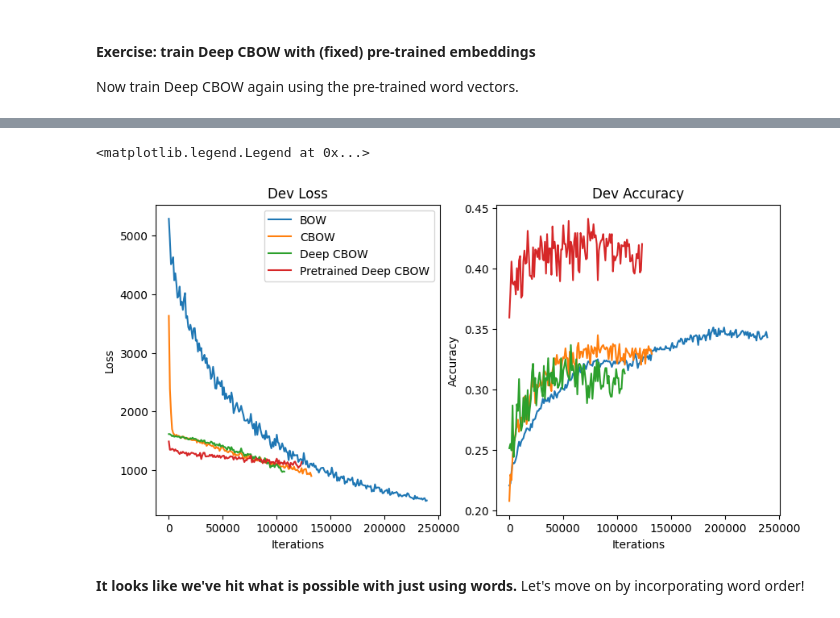
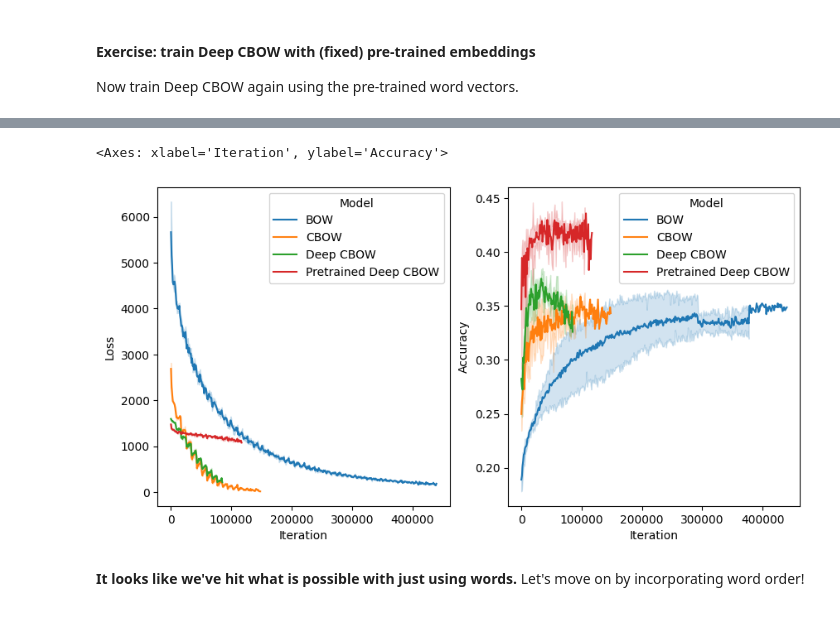
Before and after one commit to Joselgc1/NLP1-Labs, a Jupyter notebook: NLP1 2024 Practical 2 (student_version).ipynb, the cells around one changed output, grey strips where cells are left out. Saved outputs shown, nothing was run; the diff lists cells and outputs as text; code cells hidden in the pictures.

```diff
--- a/NLP1 2024 Practical 2 (student_version).ipynb
+++ b/NLP1 2024 Practical 2 (student_version).ipynb
@@ -1186,33 +1214,48 @@ best model iter 74000: train acc=0.5068, dev acc=0.4414, test acc=0.4244
-# %%
-# plot dev accuracies
-# This will plot the validation accuracies across time.
-fig, ax = plt.subplots(1, 2, figsize=(10, 5))
-x_bow = list(range(0, len(bow_accuracies)*1000, 1000))
-x_cbow = list(range(0, len(cbow_accuracies)*1000, 1000))
-x_deep_cbow = list(range(0, len(deep_cbow_accuracies)*1000, 1000))
-x_pt_deep_cbow = list(range(0, len(pt_deep_cbow_accuracies)*1000, 1000))
-
-
-ax[0].plot(x_bow, bow_losses, label="BOW")
-ax[0].plot(x_cbow, cbow_losses, label="CBOW")
-ax[0].plot(x_deep_cbow, deep_cbow_losses, label="Deep CBOW")
-ax[0].plot(x_pt_deep_cbow, pt_deep_cbow_losses, label="Pretrained Deep CBOW")
-ax[0].set_title("Dev Loss")
-ax[0].set_xlabel("Iterations")
-ax[0].set_ylabel("Loss")
-
-ax[1].plot(x_bow, bow_accuracies, label="BOW")
-ax[1].plot(x_cbow, cbow_accuracies, label="CBOW")
-ax[1].plot(x_deep_cbow, deep_cbow_accuracies, label="Deep CBOW")
-ax[1].plot(x_pt_deep_cbow, pt_deep_cbow_accuracies, label="Pretrained Deep CBOW")
-ax[1].set_title("Dev Accuracy")
-ax[1].set_xlabel("Iterations")
-ax[1].set_ylabel("Accuracy")
-
-ax[0].legend()
-# %% [output]
-<matplotlib.legend.Legend at 0x...>
-[figure, removed]
+# %%
+# This will plot the validation accuracies across time.
+fig, ax = plt.subplots(1, 2, figsize=(10, 5))
+
+dfs = []
+for trial_idx in range(len(bow_trial_accuracies)):
+    df = pd.DataFrame(bow_trial_accuracies[trial_idx], columns=["Accuracy"])
+    df["Model"] = "BOW"
+    df["Loss"] = bow_trial_losses[trial_idx]
+    df["Iteration"] = df.index * 1000
+    df["Trial"] = trial_idx
+    dfs.append(df)
+
+for trial_idx in range(len(cbow_trial_accuracies)):
+    df = pd.DataFrame(cbow_trial_accuracies[trial_idx], columns=["Accuracy"])
+    df["Model"] = "CBOW"
+    df["Loss"] = cbow_trial_losses[trial_idx]
+    df["Iteration"] = df.index * 1000
+    df["Trial"] = trial_idx
+    dfs.append(df)
+
+for trial_idx in range(len(deep_cbow_trial_accuracies)):
+    df = pd.DataFrame(deep_cbow_trial_accuracies[trial_idx], columns=["Accuracy"])
+    df["Model"] = "Deep CBOW"
+    df["Loss"] = deep_cbow_trial_losses[trial_idx]
+    df["Iteration"] = df.index * 1000
+    df["Trial"] = trial_idx
+    dfs.append(df)
+
+for trial_idx in range(len(pt_deep_cbow_trial_accuracies)):
+    df = pd.DataFrame(pt_deep_cbow_trial_accuracies[trial_idx], columns=["Accuracy"])
+    df["Model"] = "Pretrained Deep CBOW"
+    df["Loss"] = pt_deep_cbow_trial_losses[trial_idx]
+    df["Iteration"] = df.index * 1000
+    df["Trial"] = trial_idx
+    dfs.append(df)
+
+
+plotting_df = pd.concat(dfs)
+
+sns.lineplot(data=plotting_df, x="Iteration", y="Loss", ax=ax[0], hue="Model")
+sns.lineplot(data=plotting_df, x="Iteration", y="Accuracy", ax=ax[1], hue="Model")
+# %% [output]
+<Axes: xlabel='Iteration', ylabel='Accuracy'>
+[figure, added]
 # %% [markdown]
 **It looks like we've hit what is possible with just using words.**
 Let's move on by incorporating word order!
```
Also changed, not shown: parts of 19 cells of this notebook.
